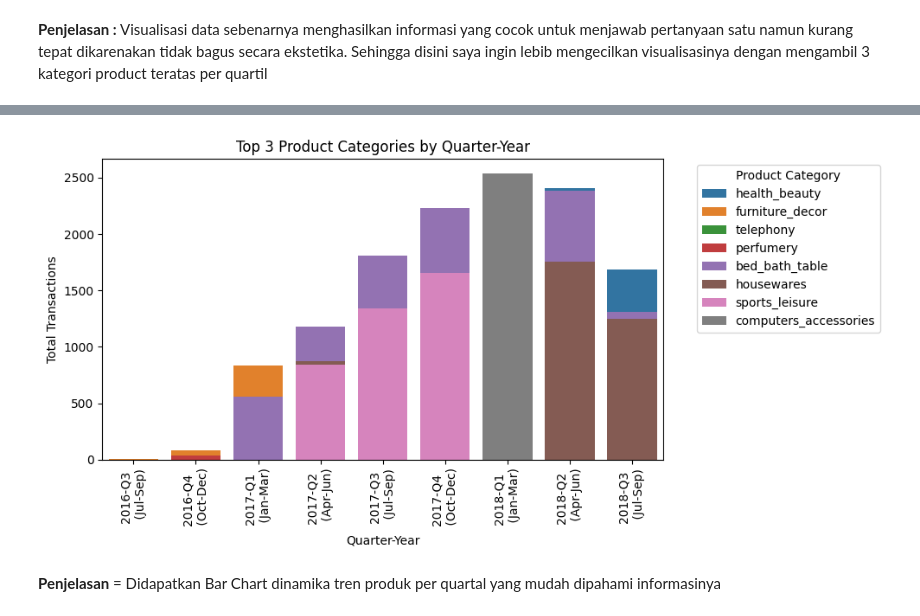
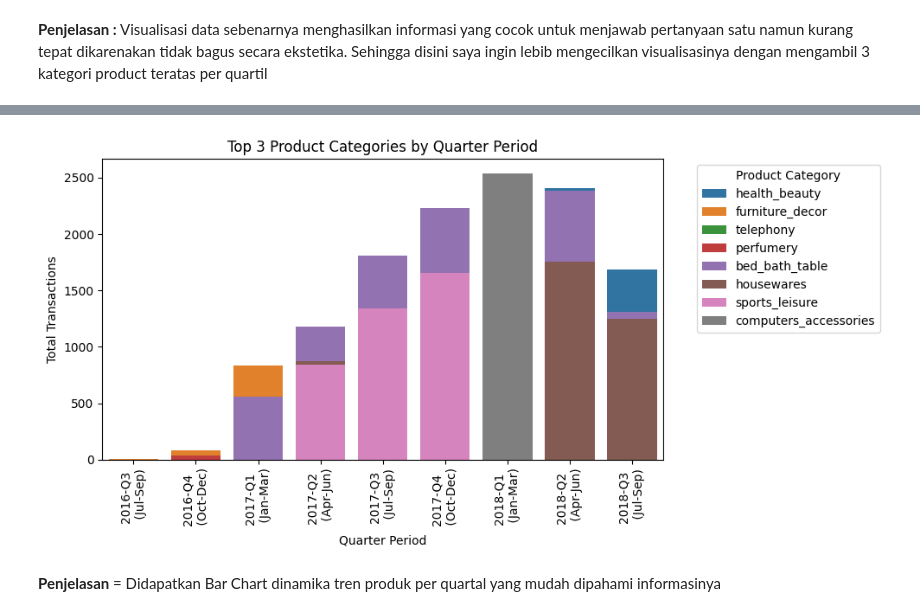
Before and after one commit to fahrimuda12/Proyek-Analisis-Data, a Jupyter notebook: notebook.ipynb, the cells around one changed output, grey strips where cells are left out. Cells and saved outputs as stored; diff of their text form; code cells hidden in the pictures.

```diff
--- a/notebook.ipynb
+++ b/notebook.ipynb
@@ -1214,5 +1208,6 @@ active_transaksi_df['month_year'] = active_transaksi_df['order_purchase_timestam
 # %%
-monthly_transactions = active_transaksi_df.groupby(['month_year', 'product_category_name_english']).size().reset_index(name='total_transactions')
+transaksi_df['month_year'] = transaksi_df['order_purchase_timestamp'].dt.to_period('M')
+monthly_transactions = transaksi_df.groupby(['month_year', 'product_category_name_english']).size().reset_index(name='total_transactions')
 monthly_transactions
 # %% [output]
 |  | month_year | product_category_name_english | total_transactions |
@@ -1301,18 +1296,18 @@ top3_quarterly_transactions
 # %%
 plt.figure(figsize=(10, 5))
 sns.barplot(data=top3_quarterly_transactions, x='quarter_year', y='total_transactions', hue='product_category_name_english', errorbar=None, dodge=False)
 
 quarter_labels = [f"{str(label).replace('Q', '-Q')} \n ({label.start_time.strftime('%b')}-{label.end_time.strftime('%b')})" for label in top3_quarterly_transactions['quarter_year'].unique()]
 plt.gca().set_xticklabels(quarter_labels)
-plt.title('Top 3 Product Categories by Quarter-Year')
-plt.xlabel('Quarter-Year')
+plt.title('Top 3 Product Categories by Quarter Period')
+plt.xlabel('Quarter Period')
 plt.ylabel('Total Transactions')
 plt.xticks(rotation=90)
 plt.legend(title='Product Category', bbox_to_anchor=(1.05, 1), loc='upper left')
 plt.tight_layout()
 plt.show()
 # %% [output]
-[figure, old version]
+[figure, new version]
 # %% [markdown]
 **Penjelasan** = Didapatkan Bar Chart dinamika tren produk per quartal yang mudah dipahami informasinya
 # %% [markdown]
```
Also changed, not shown: parts of 19 cells of this notebook, 4 other files.
